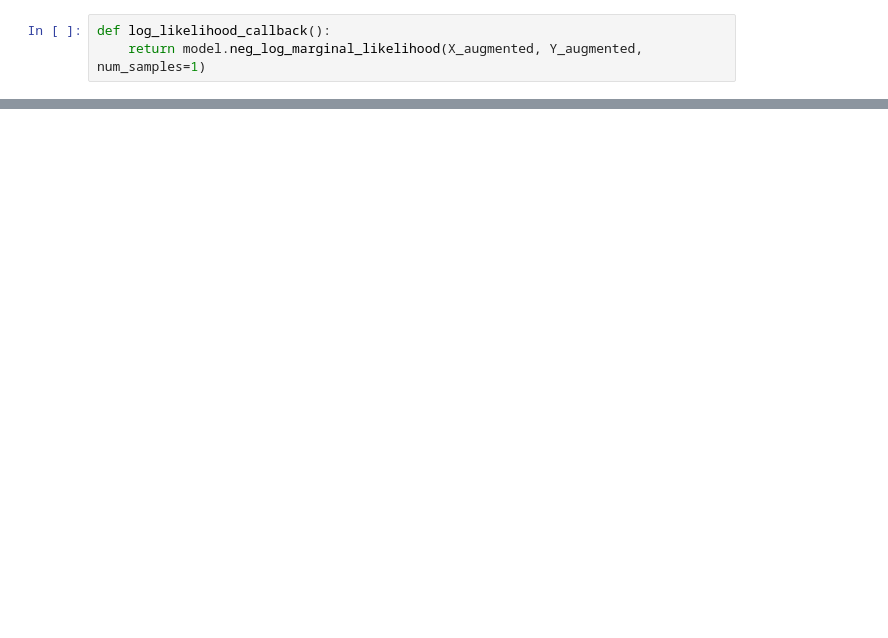
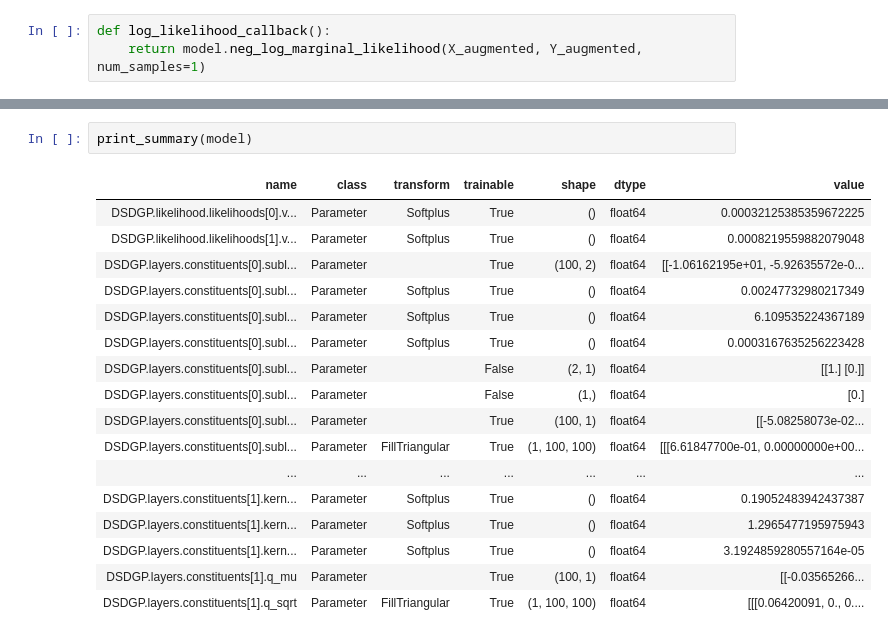
Before and after one commit to aboustati/dgplib, a Jupyter notebook: doc/notebooks/simple_example_multitask.ipynb, the cells around one changed output, grey strips where cells are left out. Drawn from its saved outputs; the diff is of its cells as text; blank space fills up the shorter version.

```diff
--- a/doc/notebooks/simple_example_multitask.ipynb
+++ b/doc/notebooks/simple_example_multitask.ipynb
@@ -218,0 +206,20 @@ for _ in range(20):
+# %%
+print_summary(model)
+# %% [output]
+| name | class | transform | trainable | shape | dtype | value |
+| DSDGP.likelihood.likelihoods[0].v... | Parameter | Softplus | True | () | float64 | 0.00032125385359672225 |
+| DSDGP.likelihood.likelihoods[1].v... | Parameter | Softplus | True | () | float64 | 0.0008219559882079048 |
+| DSDGP.layers.constituents[0].subl... | Parameter |  | True | (100, 2) | float64 | [[-1.06162195e+01, -5.92635572e-0... |
+| DSDGP.layers.constituents[0].subl... | Parameter | Softplus | True | () | float64 | 0.00247732980217349 |
+| DSDGP.layers.constituents[0].subl... | Parameter | Softplus | True | () | float64 | 6.109535224367189 |
+| DSDGP.layers.constituents[0].subl... | Parameter | Softplus | True | () | float64 | 0.0003167635256223428 |
+| DSDGP.layers.constituents[0].subl... | Parameter |  | False | (2, 1) | float64 | [[1.] [0.]] |
+| DSDGP.layers.constituents[0].subl... | Parameter |  | False | (1,) | float64 | [0.] |
+| DSDGP.layers.constituents[0].subl... | Parameter |  | True | (100, 1) | float64 | [[-5.08258073e-02... |
+| DSDGP.layers.constituents[0].subl... | Parameter | FillTriangular | True | (1, 100, 100) | float64 | [[[6.61847700e-01, 0.00000000e+00... |
+| ... | ... | ... | ... | ... | ... | ... |
+| DSDGP.layers.constituents[1].kern... | Parameter | Softplus | True | () | float64 | 0.19052483942437387 |
+| DSDGP.layers.constituents[1].kern... | Parameter | Softplus | True | () | float64 | 1.2965477195975943 |
+| DSDGP.layers.constituents[1].kern... | Parameter | Softplus | True | () | float64 | 3.1924859280557164e-05 |
+| DSDGP.layers.constituents[1].q_mu | Parameter |  | True | (100, 1) | float64 | [[-0.03565266... |
+| DSDGP.layers.constituents[1].q_sqrt | Parameter | FillTriangular | True | (1, 100, 100) | float64 | [[[0.06420091, 0., 0.... |
```
Also changed, not shown: parts of 9 cells of this notebook, 3 other files.
